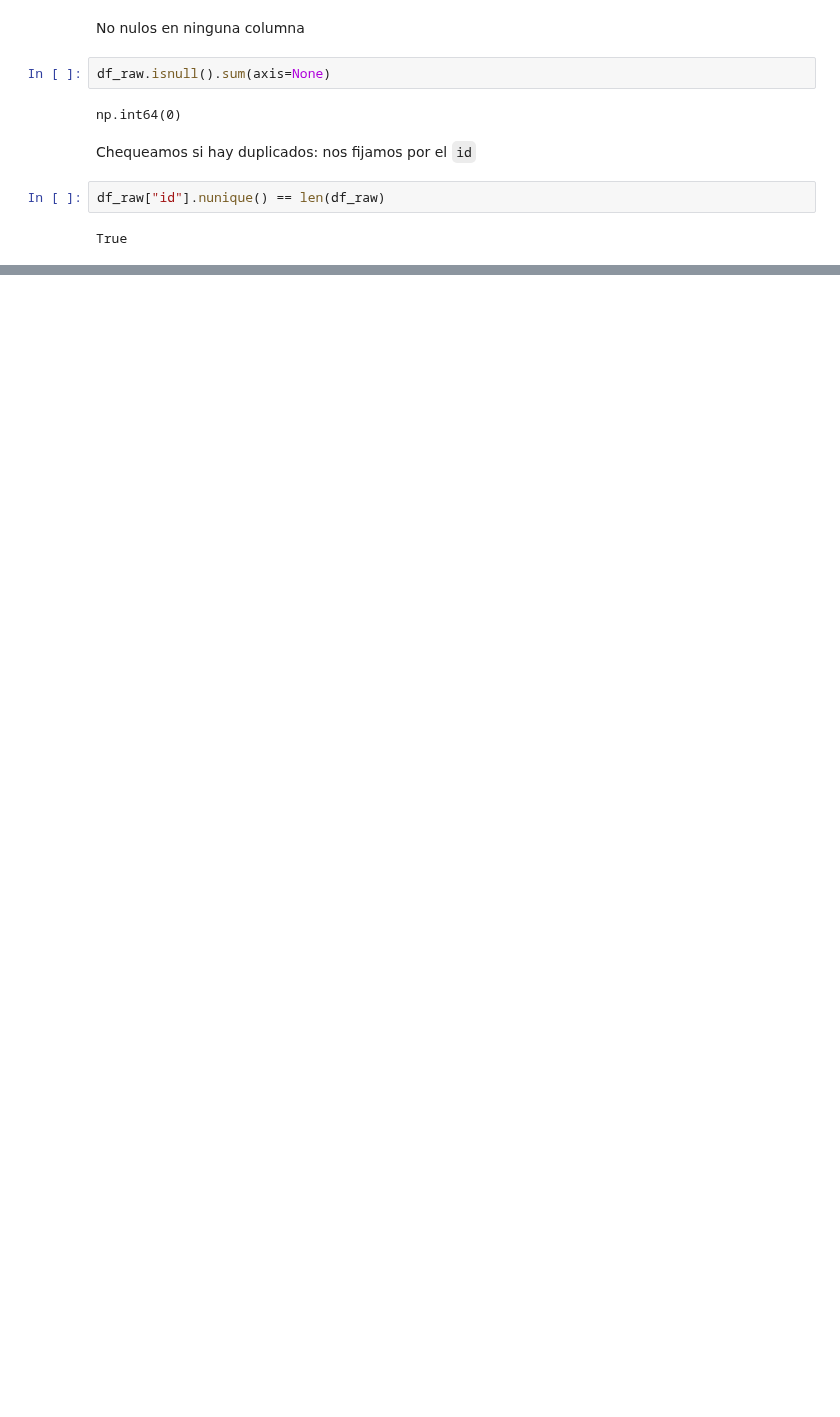
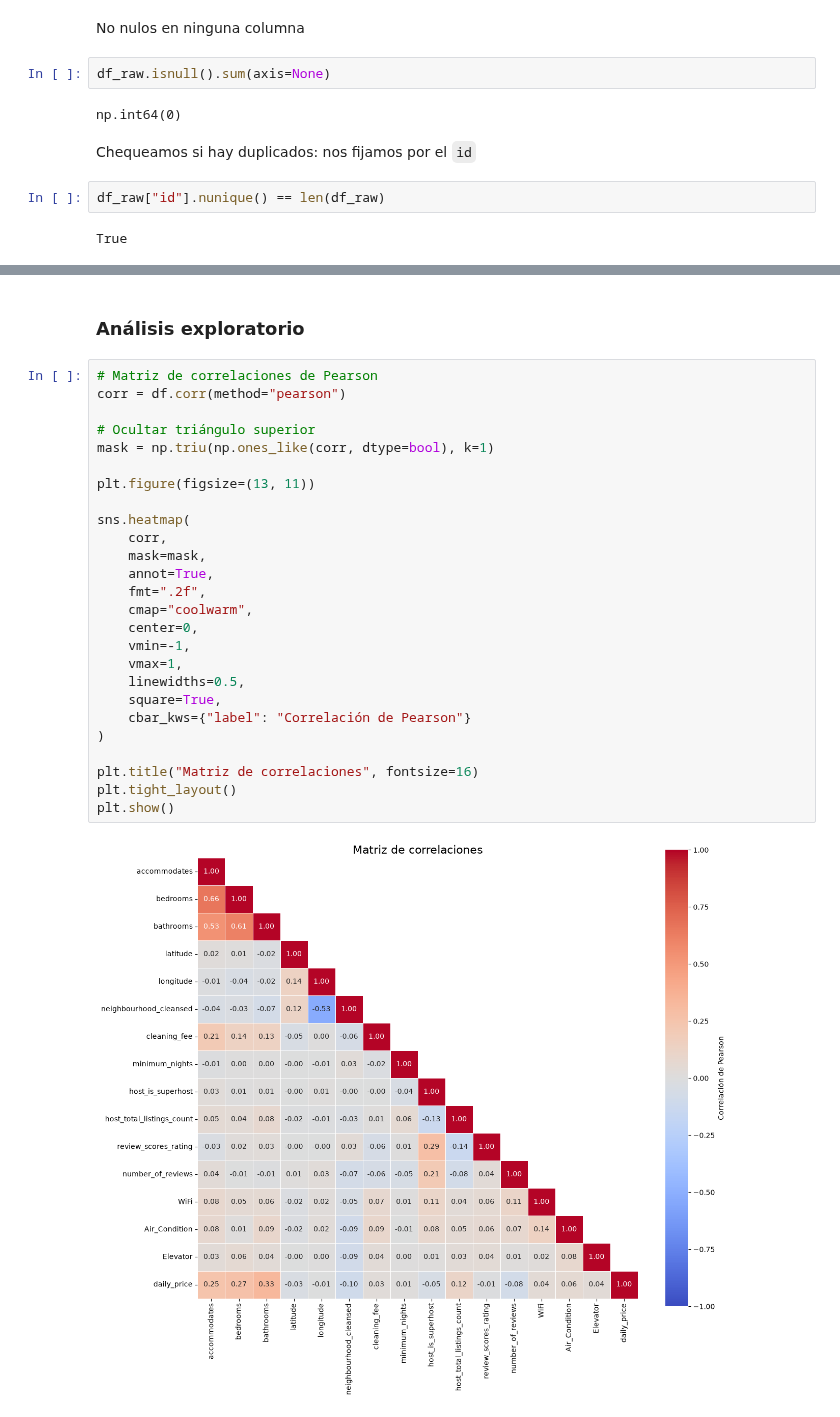
Before and after one commit to santidrelew/tp-mpg, a Jupyter notebook: tp_mpg.ipynb, the cells around one changed output, grey strips where cells are left out. Cells and saved outputs as stored; diff of their text form; blank space fills up the shorter version.

Commit message:
Agrego carga del dataser, selección de variables y analisis exploratorio

```diff
--- a/tp_mpg.ipynb
+++ b/tp_mpg.ipynb
@@ -73,0 +294,30 @@ True
+# %% [markdown]
+### Análisis exploratorio
+# %%
+# Matriz de correlaciones de Pearson
+corr = df.corr(method="pearson")
+
+# Ocultar triángulo superior
+mask = np.triu(np.ones_like(corr, dtype=bool), k=1)
+
+plt.figure(figsize=(13, 11))
+
+sns.heatmap(
+    corr,
+    mask=mask,
+    annot=True,
+    fmt=".2f",
+    cmap="coolwarm",
+    center=0,
+    vmin=-1,
+    vmax=1,
+    linewidths=0.5,
+    square=True,
+    cbar_kws={"label": "Correlación de Pearson"}
+)
+
+plt.title("Matriz de correlaciones", fontsize=16)
+plt.tight_layout()
+plt.show()
+# %% [output]
+[figure, added]
```
Also changed, not shown: parts of 9 cells of this notebook, 3 other files.
